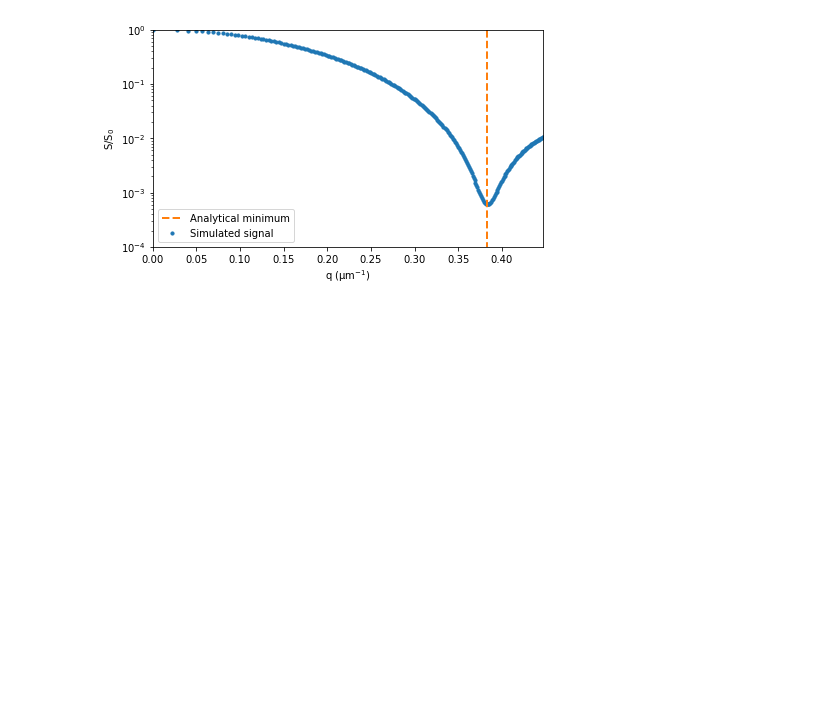
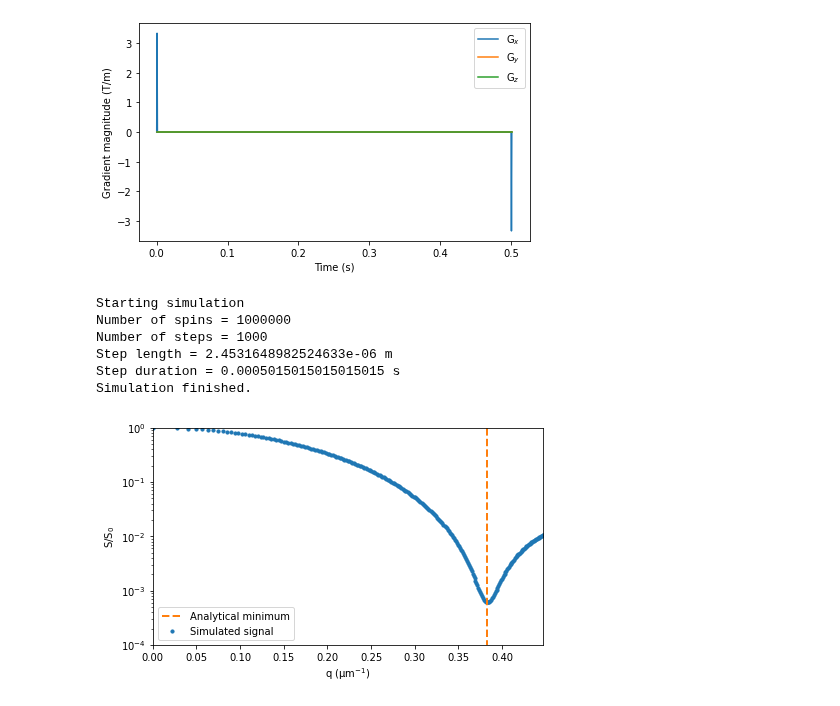
Before and after one commit to kerkelae/disimpy, a Jupyter notebook: docs/source/validation.ipynb, the cells around one changed output. Cells and saved outputs as stored; diff of their text form; code cells hidden in the pictures; blank space fills up the shorter version.

```diff
--- a/docs/source/validation.ipynb
+++ b/docs/source/validation.ipynb
@@ -21,21 +24,33 @@ diffusivity = 2e-9  # In SI units (m^2/s)
 # %%
-# Create a Stejskal-Tanner gradient array with ∆ = 40 ms and δ = 10 ms
+# Create a Stejskal-Tanner gradient array with ∆ = 40 ms and δ = 30 ms
 
-T = 50e-3
-gradient = np.zeros((1, 500, 3))
-gradient[0, 1:100, 0] = 1
-gradient[0, -100:-1, 0] = -1
-bs = np.linspace(1, 2e9, 100)
+T = 70e-3
+gradient = np.zeros((1, 700, 3))
+gradient[0, 1:300, 0] = 1
+gradient[0, -300:-1, 0] = -1
+bs = np.linspace(1, 3e9, 100)
 gradient = np.concatenate([gradient for _ in bs], axis=0)
 dt = T / (gradient.shape[1] - 1)
 gradient, dt = gradients.interpolate_gradient(gradient, dt, n_t)
 gradient = gradients.set_b(gradient, dt, bs)
 
 
-# Run the simulation
+# Show the waveform of the measurement with the highest b-value
+
+fig, ax = plt.subplots(1, figsize=(7, 4))
+for i in range(3):
+    ax.plot(np.linspace(0, T, n_t), gradient[-1, :, i])
+ax.legend(['G$_x$', 'G$_y$', 'G$_z$'])
+ax.set_xlabel('Time (s)')
+ax.set_ylabel('Gradient magnitude (T/m)')
+plt.show()
+
+
+# Run the simulation with a higher number of spins because the signal almost
+# completely decays by the highest b-value
 
 substrate = {'type' : 'free'}
-signals = simulations.simulation(n_s, diffusivity, gradient, dt, substrate)
+signals = simulations.simulation(int(1e6), diffusivity, gradient, dt, substrate)
 
 
 # Plot the results
@@ -67,34 +277,51 @@ gradient[0, 1:2, 0] = 1
 gradient[0, -2:-1, 0] = -1
 dt = T / (gradient.shape[1] - 1)
 bs = np.linspace(1, 1e11, 250)
 gradient = np.concatenate([gradient for _ in bs], axis=0)
 gradient = gradients.set_b(gradient, dt, bs)
 q = gradients.calc_q(gradient, dt)
 qs = np.max(np.linalg.norm(q, axis=2), axis=1)
 
 
+# Show the waveform of the measurement with the highest b-value
+
+fig, ax = plt.subplots(1, figsize=(7, 4))
+for i in range(3):
+    ax.plot(np.linspace(0, T, n_t), gradient[-1, :, i])
+ax.legend(['G$_x$', 'G$_y$', 'G$_z$'])
+ax.set_xlabel('Time (s)')
+ax.set_ylabel('Gradient magnitude (T/m)')
+plt.show()
+
+
 # Run the simulation
 
 radius = 10e-6
 substrate = {'type' : 'cylinder',
-             'orientation' : np.array([0, 0, 1.0]),
+             'orientation' : np.array([0, 0, 1.]),
              'radius' : radius}
 signals = simulations.simulation(n_s, diffusivity, gradient, dt, substrate)
 
 
-# Plot the results and the analytical solution. Please see the paper by Avram
-# et al. for details: https://doi.org/10.1002/nbm.1277
+# Plot the results
 
 fig, ax = plt.subplots(1, figsize=(7, 4))
 ax.scatter(1e-6 * qs, signals / n_s, s=10, marker='o')
 minimum = 1e-6 * .61 * 2 * np.pi / radius
 ax.plot([minimum, minimum], [0, 1], ls='--', lw=2, color='tab:orange')
 ax.legend(['Analytical minimum', 'Simulated signal'])
 ax.set_xlabel('q (μm$^{-1}$)')
 ax.set_ylabel('S/S$_0$')
 ax.set_yscale('log')
 ax.set_ylim([1e-4, 1])
 ax.set_xlim([0, max(1e-6 * qs)])
 plt.show()
 # %% [output]
-[figure, old version]
+[figure, new version]
+Starting simulation
+Number of spins = 1000000
+Number of steps = 1000
+Step length = 2.4531648982524633e-06 m
+Step duration = 0.0005015015015015015 s
+Simulation finished.
+[figure, added]
```
Also changed, not shown: parts of 11 cells of this notebook.
